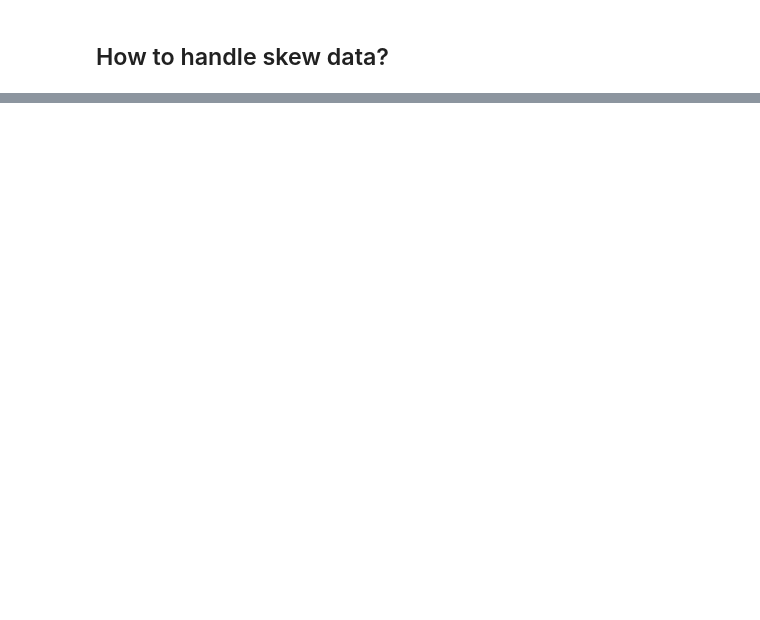
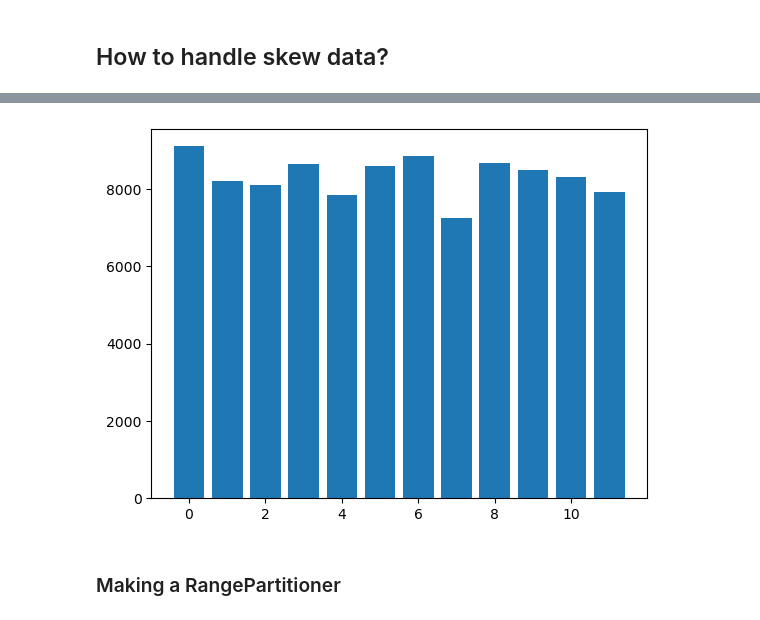
Before and after one commit to AubrynnReina/Fresher-DE-Exercises, a Jupyter notebook: Spark/Skew_data.ipynb, the cells around one changed output, grey strips where cells are left out. Saved outputs shown, nothing was run; the diff lists cells and outputs as text; code cells hidden in the pictures; blank space fills up the shorter version.

```diff
--- a/Spark/Skew_data.ipynb
+++ b/Spark/Skew_data.ipynb
@@ -21,0 +102,11 @@
+# %%
+repartitioned_data = df_data.repartition(12, 'value')
+# %%
+partition_distribution = repartitioned_data.rdd.glom().map(len).collect()
+# %%
+plt.bar(range(12), partition_distribution)
+plt.show()
+# %% [output]
+[figure, added]
+# %% [markdown]
+### Making a RangePartitioner
```
Also changed, not shown: parts of 38 cells of this notebook.
